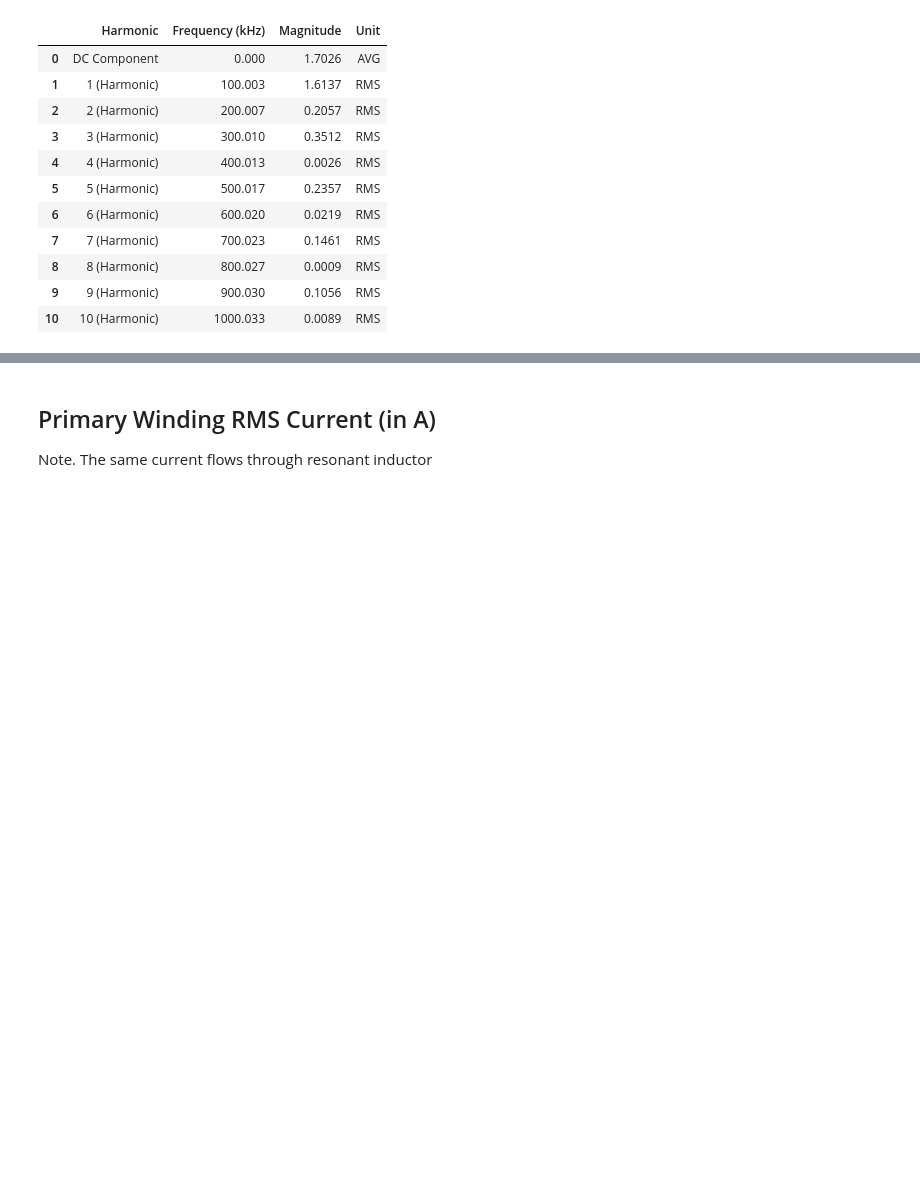
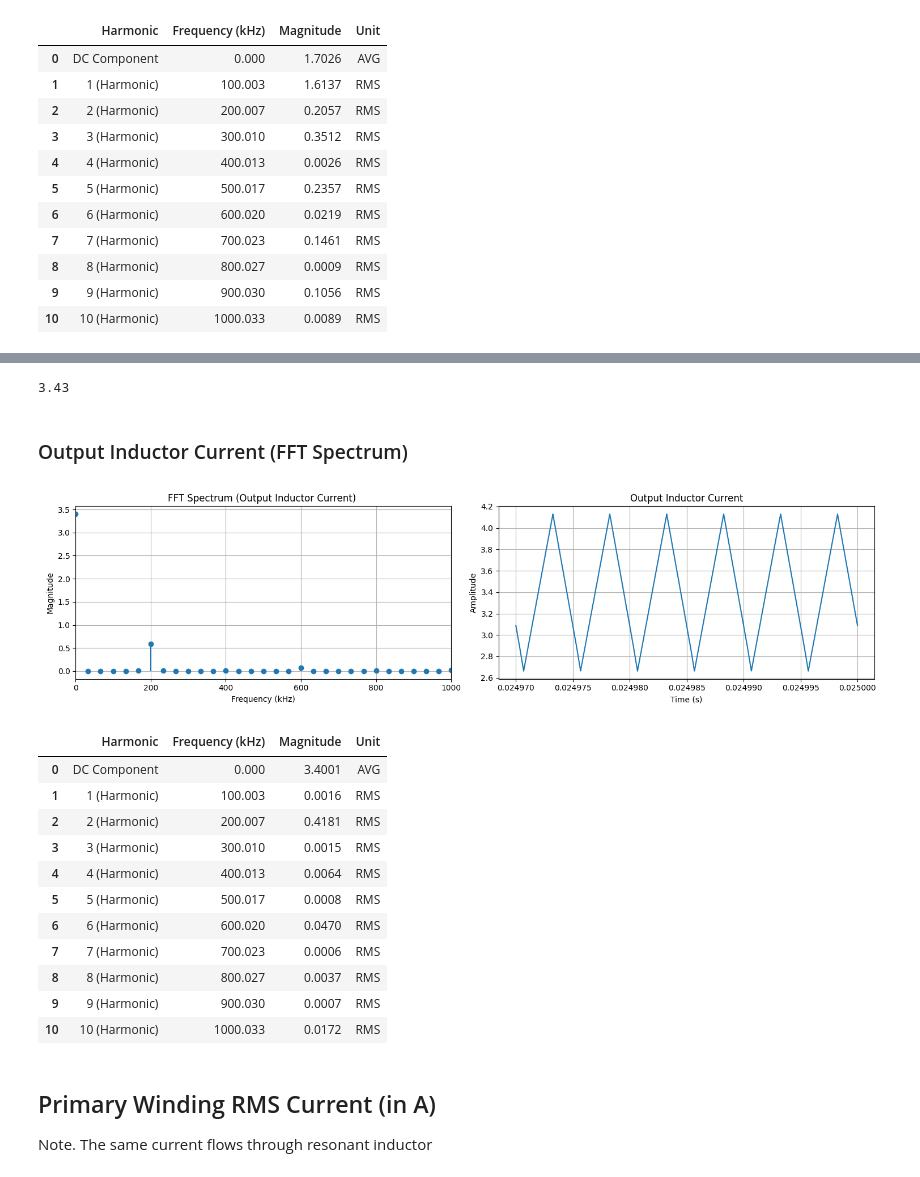
Before and after one commit to popest/PowerElectronics_JupyterLab_QSPICE, a Jupyter notebook: Phase-Shift_Full-Bridge/PSFB_center_tap_sec_V2.ipynb, the cells around one changed output, grey strips where cells are left out. Saved outputs shown, nothing was run; the diff lists cells and outputs as text; code cells hidden in the pictures; blank space fills up the shorter version.

```diff
--- a/Phase-Shift_Full-Bridge/PSFB_center_tap_sec_V2.ipynb
+++ b/Phase-Shift_Full-Bridge/PSFB_center_tap_sec_V2.ipynb
@@ -348,13 +348,15 @@ kr = results_AC_sim[1]["kr"]
 
 deadtime = 100e-9
 
-results_tr_sim = QSPICE_tr.QSPICE_PSFB_center_tap_closed_loop(Cout, Cout_ESR, D_rdiff, D_Vfwd, deadtime, eff, fc, fsw, Gfc, Iout_max, kr, ks, L_leak, L_mag, L_out_rdc, Lout, Lr, Lr_rdc, M_rdson, N, Pout_max, PS, Vin, Vout, "I(L1),I(L3)")
+results_tr_sim = QSPICE_tr.QSPICE_PSFB_center_tap_closed_loop(Cout, Cout_ESR, D_rdiff, D_Vfwd, deadtime, eff, fc, fsw, Gfc, Iout_max, kr, ks, L_leak, L_mag, L_out_rdc, Lout, Lr, Lr_rdc, M_rdson, N, Pout_max, PS, Vin, Vout, "I(L1),I(L3),I(Lout)")
 
 I_Lsec2_RMS = results_tr_sim[1]["I_Lsec2_RMS"]
 I_Lsec2_AVG = results_tr_sim[1]["I_Lsec2_AVG"]
 I_Lprim_RMS = results_tr_sim[1]["I_Lprim_RMS"]
 I_Lprim_pp = results_tr_sim[1]["I_Lprim_pp"]
 I_Lout_RMS = results_tr_sim[1]["I_Lout_RMS"]
+I_Lout_PP = results_tr_sim[1]["I_Lout_PP"]
+I_Lout_AVG = results_tr_sim[1]["I_Lout_AVG"]
 I_S2_RMS = results_tr_sim[1]["I_S2_RMS"]
 I_S1_RMS = results_tr_sim[1]["I_S1_RMS"]
 I_S2_peak = results_tr_sim[1]["I_S2_peak"]
@@ -512,3 +524,78 @@ display(harmonics_table.style.format({"Frequency (kHz)": "{:.3f}", "Magnitude":
+# %%
+print(round(I_Lout_RMS,2))
+# %% [output]
+3.43
+# %% [markdown]
+### Output Inductor Current (FFT Spectrum)
+# %%
+time_uneven = wfrm["time"]
+waveform = wfrm["i(lout)"]
+
+# Resample data for FFT
+time_resampled, waveform_resampled, sampling_rate = resample(wfrm["time"], wfrm["i(lout)"], fsw)
+
+# Perform FFT
+fft_values = rfft(waveform_resampled)
+num_samples = len(time_resampled)
+freq = rfftfreq(num_samples, d=1/sampling_rate)
+norm_amplitude = np.abs(fft_values)/num_samples
+norm_amplitude[1:] *= 2 # DC component is not mirrored
+
+# Find index of the fundamental frequency
+fundamental_idx = np.argmin(np.abs(freq - fsw))
+
+# Extract the first 10 harmonics
+harmonic_indices = [0] + [fundamental_idx * n for n in range(1, 11)]
+harmonic_frequencies = freq[harmonic_indices]/1000
+harmonic_magnitudes_rms = np.concatenate(([norm_amplitude[0]], norm_amplitude[harmonic_indices[1:11]] / np.sqrt(2)))
+
+# Create a DataFrame for the results
+harmonics_table = pd.DataFrame({
+    "Harmonic": ["DC Component"] + [f"{n} (Harmonic)" for n in range(1, 11)],
+    "Frequency (kHz)": harmonic_frequencies,
+    "Magnitude": harmonic_magnitudes_rms
+})
+
+harmonics_table["Unit"] = ["AVG"]+ ["RMS"] * 10
+
+fig, ax = plt.subplots(1, 2, figsize=(15, 4))
+
+# Plot the spectrum
+ax[0].stem(freq / 1000, norm_amplitude, basefmt=" ", label="FFT Spectrum")
+#axes[0].scatter(harmonic_frequencies, harmonic_magnitudes_rms, color="red", label="Harmonics")
+ax[0].set_title("FFT Spectrum (Output Inductor Current) ")
+ax[0].set_xlabel("Frequency (kHz)")
+ax[0].set_ylabel("Magnitude")
+ax[0].set_xlim(0, np.max(harmonic_frequencies) + 0.1)  # Limit x-axis to harmonics range
+ax[0].grid()
+
+# Create a second plot (for example, a simple sine wave) on the second axis (ax[1])
+ax[1].plot(time_uneven, waveform)
+ax[1].set_title("Output Inductor Current")
+ax[1].set_xlabel("Time (s)")
+ax[1].set_ylabel("Amplitude")
+ax[1].grid()
+
+# Adjust layout
+plt.tight_layout()
+plt.show()
+
+# Display the table in Jupyter Notebook
+display(harmonics_table.style.format({"Frequency (kHz)": "{:.3f}", "Magnitude": "{:.4f}"}))
+# %% [output]
+[figure, added]
+|  | Harmonic | Frequency (kHz) | Magnitude | Unit |
+| 0 | DC Component | 0.000 | 3.4001 | AVG |
+| 1 | 1 (Harmonic) | 100.003 | 0.0016 | RMS |
+| 2 | 2 (Harmonic) | 200.007 | 0.4181 | RMS |
+| 3 | 3 (Harmonic) | 300.010 | 0.0015 | RMS |
+| 4 | 4 (Harmonic) | 400.013 | 0.0064 | RMS |
+| 5 | 5 (Harmonic) | 500.017 | 0.0008 | RMS |
+| 6 | 6 (Harmonic) | 600.020 | 0.0470 | RMS |
+| 7 | 7 (Harmonic) | 700.023 | 0.0006 | RMS |
+| 8 | 8 (Harmonic) | 800.027 | 0.0037 | RMS |
+| 9 | 9 (Harmonic) | 900.030 | 0.0007 | RMS |
+| 10 | 10 (Harmonic) | 1000.033 | 0.0172 | RMS |
 # %% [markdown]
 ## Primary Winding RMS Current (in A)
 Note. The same current flows through resonant inductor
```
Also changed, not shown: parts of 6 cells of this notebook, 3 other files.
